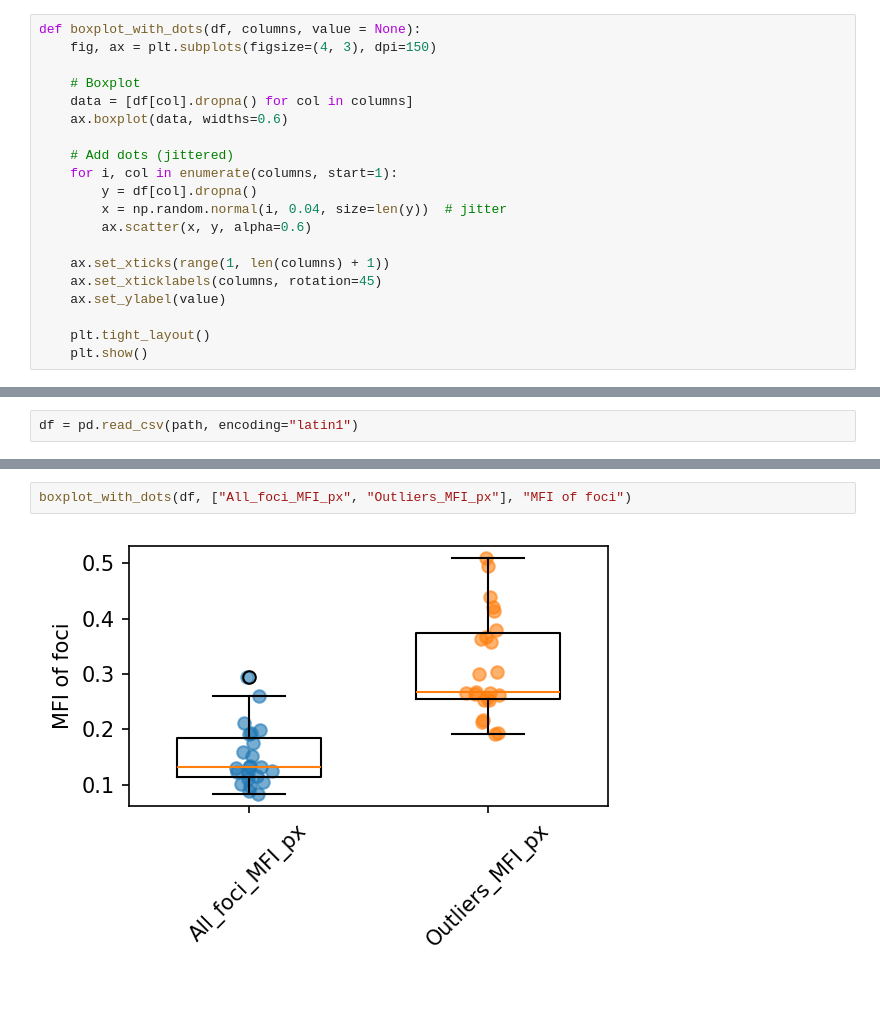
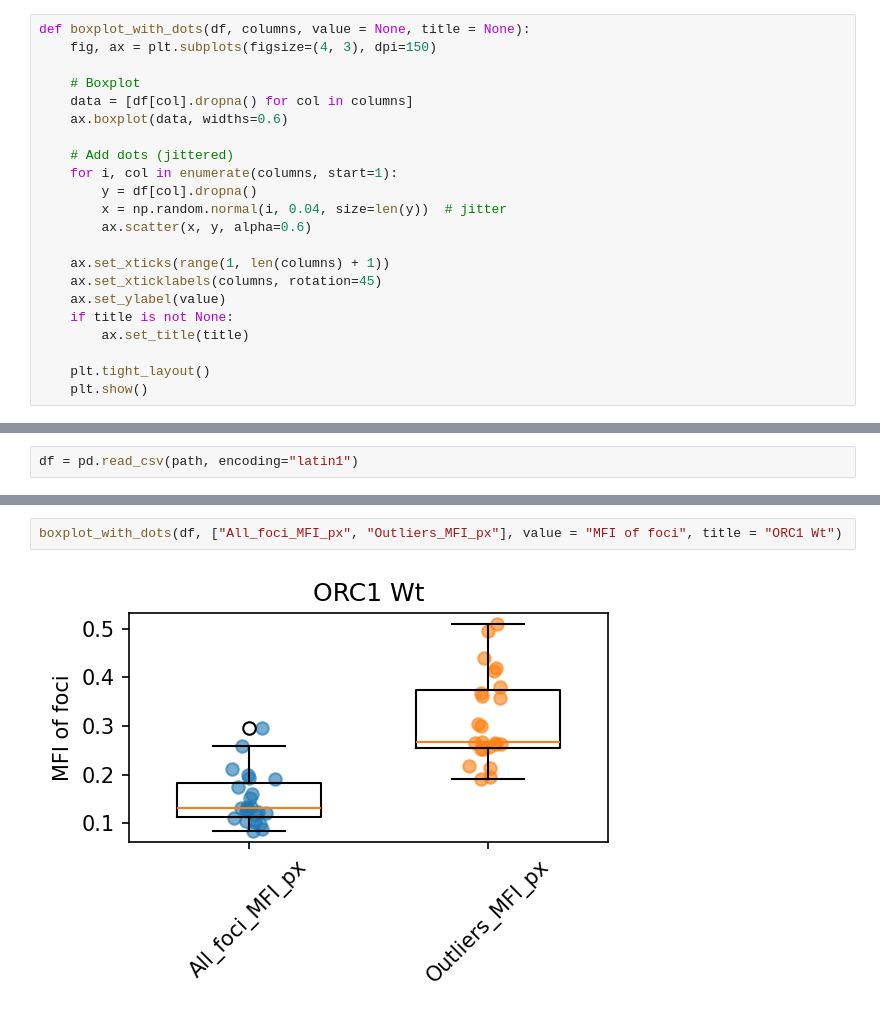
Before and after one commit to Lopatushka/LLPS, a Jupyter notebook: results_analysis.ipynb, the cells around one changed output, grey strips where cells are left out. Drawn from its saved outputs; the diff is of its cells as text.

```diff
--- a/results_analysis.ipynb
+++ b/results_analysis.ipynb
@@ -3,7 +3,7 @@ import pandas as pd
 import numpy as np
 import matplotlib.pyplot as plt
 # %%
-def boxplot_with_dots(df, columns, value = None):
+def boxplot_with_dots(df, columns, value = None, title = None):
     fig, ax = plt.subplots(figsize=(4, 3), dpi=150)
 
     # Boxplot
@@ -19,6 +19,8 @@ def boxplot_with_dots(df, columns, value = None):
     ax.set_xticks(range(1, len(columns) + 1))
     ax.set_xticklabels(columns, rotation=45)
     ax.set_ylabel(value)
+    if title is not None:
+        ax.set_title(title)
 
     plt.tight_layout()
     plt.show()
@@ -38,4 +50,4 @@ df.head()
 # %%
-boxplot_with_dots(df, ["All_foci_MFI_px", "Outliers_MFI_px"], "MFI of foci")
+boxplot_with_dots(df, ["All_foci_MFI_px", "Outliers_MFI_px"], value = "MFI of foci", title = "ORC1 Wt")
 # %% [output]
-[figure, old version]
+[figure, new version]
```
Also changed, not shown: parts of 18 cells of this notebook.
